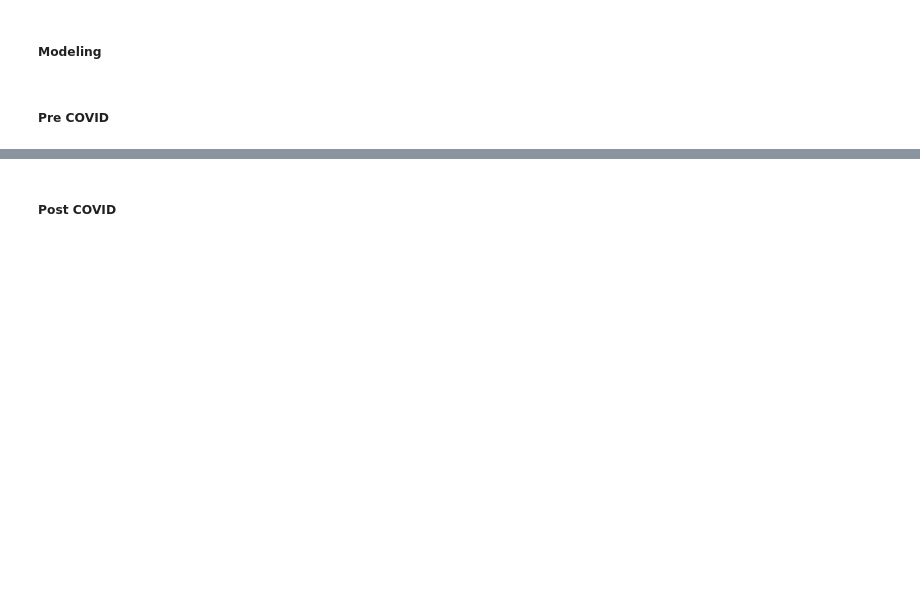
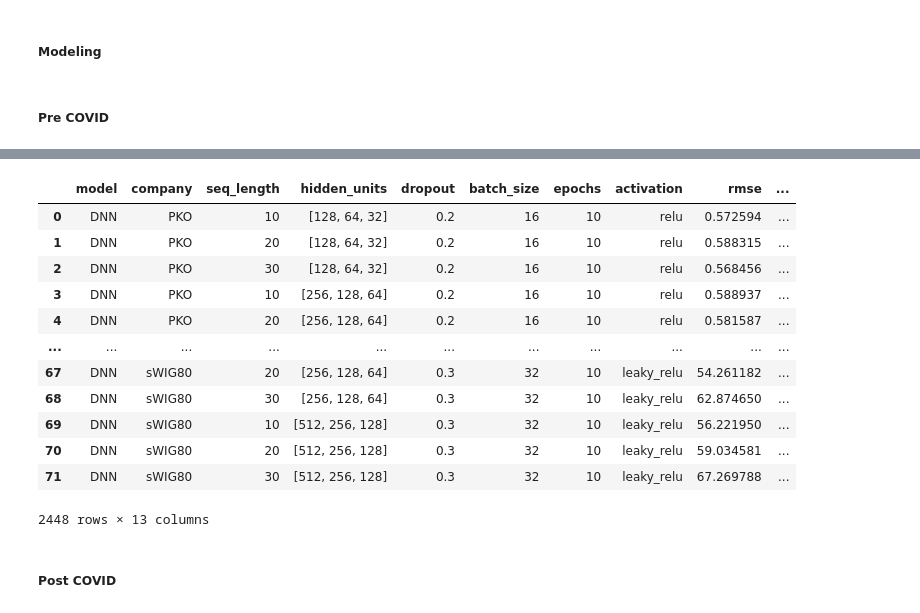
Before and after one commit to Oskar-Bednarek/Master-Thesis-Prediction-models, a Jupyter notebook: 8. DNN/DNN_prediction.ipynb, the cells around one changed output, grey strips where cells are left out. Drawn from its saved outputs; the diff is of its cells as text; code cells hidden in the pictures; blank space fills up the shorter version.

```diff
--- a/8. DNN/DNN_prediction.ipynb
+++ b/8. DNN/DNN_prediction.ipynb
@@ -488,3 +468,19 @@ returns_pre
+# %%
+results_pre
+# %% [output]
+|  | model | company | seq_length | hidden_units | dropout | batch_size | epochs | activation | rmse | ... |
+| 0 | DNN | PKO | 10 | [128, 64, 32] | 0.2 | 16 | 10 | relu | 0.572594 | ... |
+| 1 | DNN | PKO | 20 | [128, 64, 32] | 0.2 | 16 | 10 | relu | 0.588315 | ... |
+| 2 | DNN | PKO | 30 | [128, 64, 32] | 0.2 | 16 | 10 | relu | 0.568456 | ... |
+| 3 | DNN | PKO | 10 | [256, 128, 64] | 0.2 | 16 | 10 | relu | 0.588937 | ... |
+| 4 | DNN | PKO | 20 | [256, 128, 64] | 0.2 | 16 | 10 | relu | 0.581587 | ... |
+| ... | ... | ... | ... | ... | ... | ... | ... | ... | ... | ... |
+| 67 | DNN | sWIG80 | 20 | [256, 128, 64] | 0.3 | 32 | 10 | leaky_relu | 54.261182 | ... |
+| 68 | DNN | sWIG80 | 30 | [256, 128, 64] | 0.3 | 32 | 10 | leaky_relu | 62.874650 | ... |
+| 69 | DNN | sWIG80 | 10 | [512, 256, 128] | 0.3 | 32 | 10 | leaky_relu | 56.221950 | ... |
+| 70 | DNN | sWIG80 | 20 | [512, 256, 128] | 0.3 | 32 | 10 | leaky_relu | 59.034581 | ... |
+| 71 | DNN | sWIG80 | 30 | [512, 256, 128] | 0.3 | 32 | 10 | leaky_relu | 67.269788 | ... |
+2448 rows × 13 columns
 # %% [markdown]
 ##### Post COVID
 # %%
```
Also changed, not shown: parts of 4 cells of this notebook, 25 other files.
